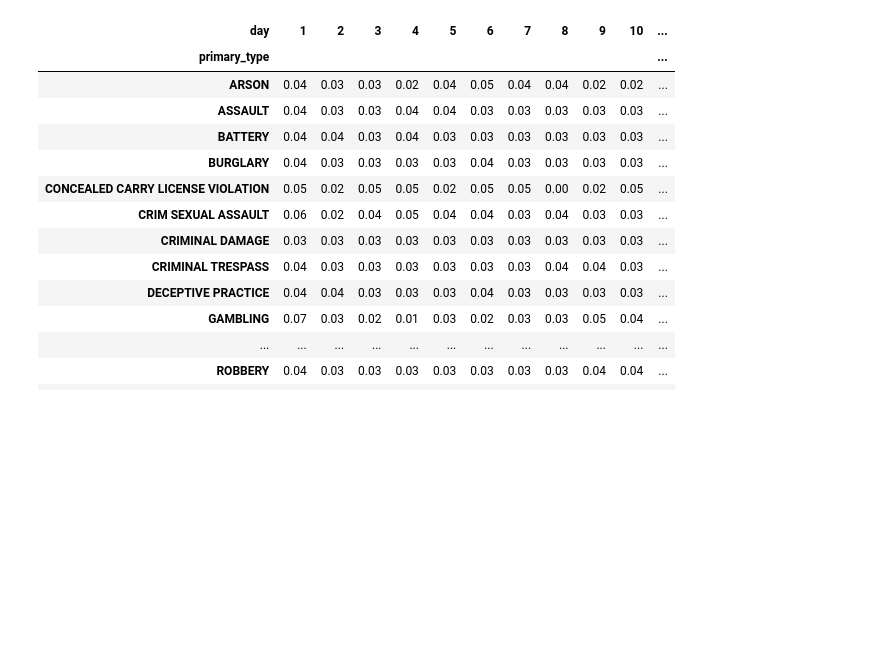
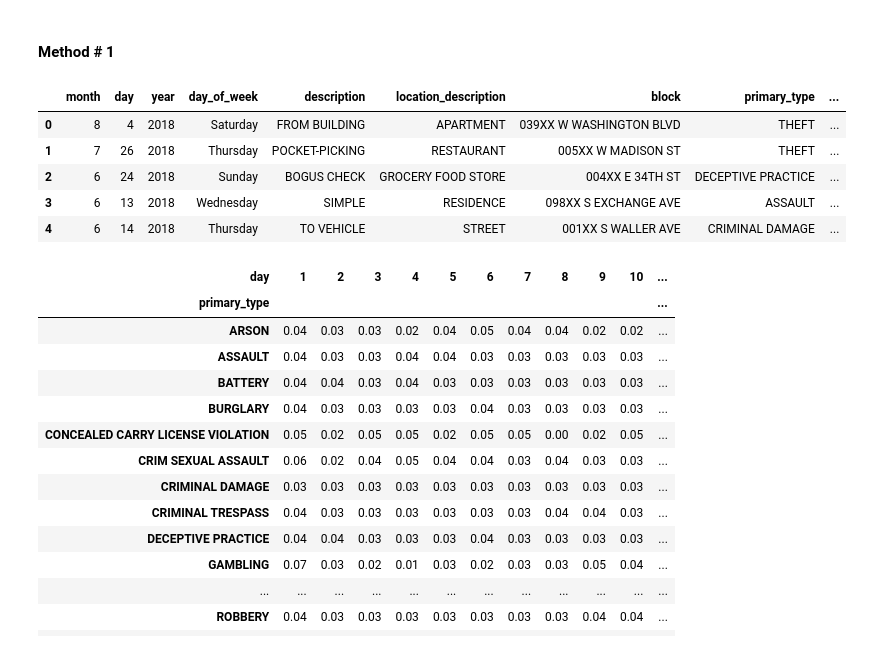
Before and after one commit to edunford/coding_discussions_ppol564_fall2021, a Jupyter notebook: 03_coding_discussion/MacDonald_Cameron_cm1930.ipynb, the cells around one changed output. Cells and saved outputs as stored; diff of their text form; code cells hidden in the pictures; blank space fills up the shorter version.

Commit message:
Cameron's commit, edited with second method

```diff
--- a/03_coding_discussion/MacDonald_Cameron_cm1930.ipynb
+++ b/03_coding_discussion/MacDonald_Cameron_cm1930.ipynb
@@ -1,8 +1,19 @@
 # %%
 # load packages
 import pandas as panda
+# %% [markdown]
+#### Method # 1
 # %%
 # import data
 crime_data = panda.read_csv("chicago_summer_2018_crime_data.csv")
+# show the table
+crime_data.head()
+# %% [output]
+|  | month | day | year | day_of_week | description | location_description | block | primary_type | ... |
+| 0 | 8 | 4 | 2018 | Saturday | FROM BUILDING | APARTMENT | 039XX W WASHINGTON BLVD | THEFT | ... |
+| 1 | 7 | 26 | 2018 | Thursday | POCKET-PICKING | RESTAURANT | 005XX W MADISON ST | THEFT | ... |
+| 2 | 6 | 24 | 2018 | Sunday | BOGUS CHECK | GROCERY FOOD STORE | 004XX E 34TH ST | DECEPTIVE PRACTICE | ... |
+| 3 | 6 | 13 | 2018 | Wednesday | SIMPLE | RESIDENCE | 098XX S EXCHANGE AVE | ASSAULT | ... |
+| 4 | 6 | 14 | 2018 | Thursday | TO VEHICLE | STREET | 001XX S WALLER AVE | CRIMINAL DAMAGE | ... |
 # %%
 # remove unneeded columns
```
Also changed, not shown: parts of 8 cells of this notebook.
